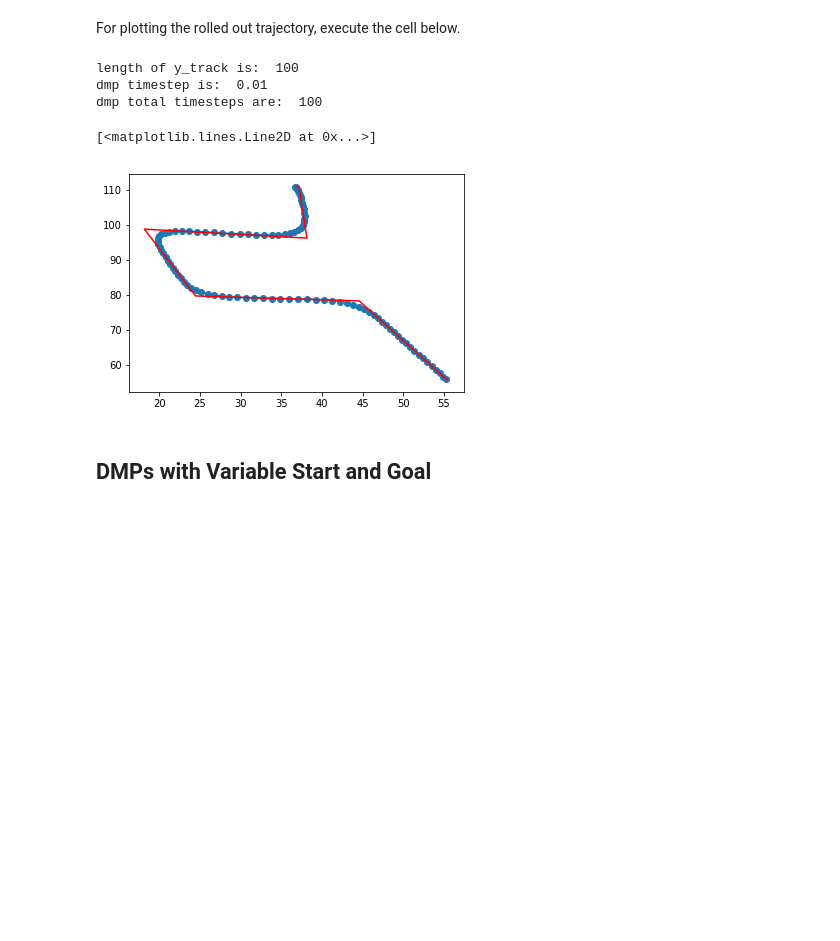
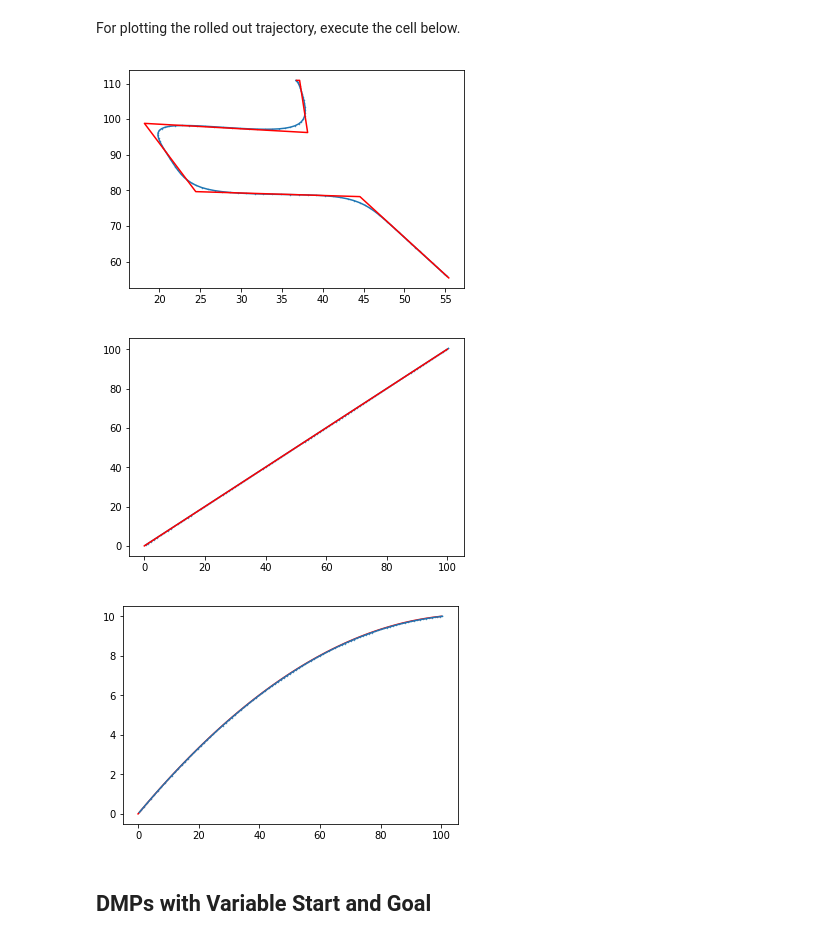
Before and after one commit to gutsy-robot/pydmps, a Jupyter notebook: pydmps/dmp_obstacle_avoidance_algo.ipynb, the cells around one changed output. Saved outputs shown, nothing was run; the diff lists cells and outputs as text; code cells hidden in the pictures; blank space fills up the shorter version.

```diff
--- a/pydmps/dmp_obstacle_avoidance_algo.ipynb
+++ b/pydmps/dmp_obstacle_avoidance_algo.ipynb
@@ -34,10 +95,14 @@ import numpy as np
 
 # specify the number of basis functions in n_bfs, time resolution as dt and total run time.
 dmp = DMPs_discrete(n_dmps=2, n_bfs=100, dt=0.01, run_time=1.0)
+dmp_st_line = DMPs_discrete(n_dmps=2, n_bfs=100, dt=0.01, run_time=1.0)
+dmp_poly = DMPs_discrete(n_dmps=2, n_bfs=100, dt=0.01, run_time=1.0)
 
 # The input trajectory is also assumed to be having been executed in the time = run_time
 # learn the weights for the basis functions
 dmp.imitate_path(y_des=np.array([x, y]))
+dmp_st_line.imitate_path(y_des=np.array([straight_line_x, straight_line_y]))
+dmp_poly.imitate_path(y_des=np.array([poly_x, poly_y]))
 print("weights generated for the DMP")
 # %% [output]
 weights generated for the DMP
@@ -50,22 +115,40 @@ dmp.y0[1] = y[0]
 dmp.goal[0] = x[-1]
 dmp.goal[1] = y[-1]
 
+dmp_st_line.y0[0] = straight_line_x[0]
+dmp_st_line.y0[1] = straight_line_y[0]
+
+dmp_poly.goal[0] = poly_x[-1]
+dmp_poly.goal[1] = poly_y[-1]
+
 y_track_nc, dy_track_nc, ddy_track_nc, s = dmp.rollout()
+y_st_line, dy_st_line, ddy_st_line, s_st_line = dmp_st_line.rollout()
+y_poly, dy_poly, ddy_poly, s_poly = dmp_poly.rollout()
 # %% [markdown]
 For plotting the rolled out trajectory, execute the cell below.
 # %%
-print("length of y_track is: ", len(y_track_nc))
-print("dmp timestep is: ", dmp.dt)
-print("dmp total timesteps are: ", dmp.timesteps)
+# print("length of y_track is: ", len(y_track_nc))
+# print("dmp timestep is: ", dmp.dt)
+# print("dmp total timesteps are: ", dmp.timesteps)
 plt.plot(y_track_nc[:, 0], y_track_nc[:, 1])
-plt.scatter(y_track_nc[:, 0], y_track_nc[:, 1])
+plt.scatter(y_track_nc[:, 0], y_track_nc[:, 1], s=0.2)
 plt.plot(x, y, color='r')
+plt.show()
+
+plt.plot(y_st_line[:, 0], y_st_line[:, 1])
+plt.scatter(y_st_line[:, 0], y_st_line[:, 1], s=0.2)
+plt.plot(straight_line_x, straight_line_y, color='r')
+plt.show()
+
+
+plt.scatter(y_poly[:, 0], y_poly[:, 1], s=0.2)
+plt.plot(poly_x, poly_y, color='r')
+plt.plot(y_poly[:, 0], y_poly[:, 1])
+plt.show()
 # %% [output]
-length of y_track is:  100
-dmp timestep is:  0.01
-dmp total timesteps are:  100
-[<matplotlib.lines.Line2D at 0x...>]
-[figure, old version]
+[figure, new version]
+[figure, added]
+[figure, added]
 # %% [markdown]
 DMPs with Variable Start and Goal
 ---
```
Also changed, not shown: parts of 11 cells of this notebook.
